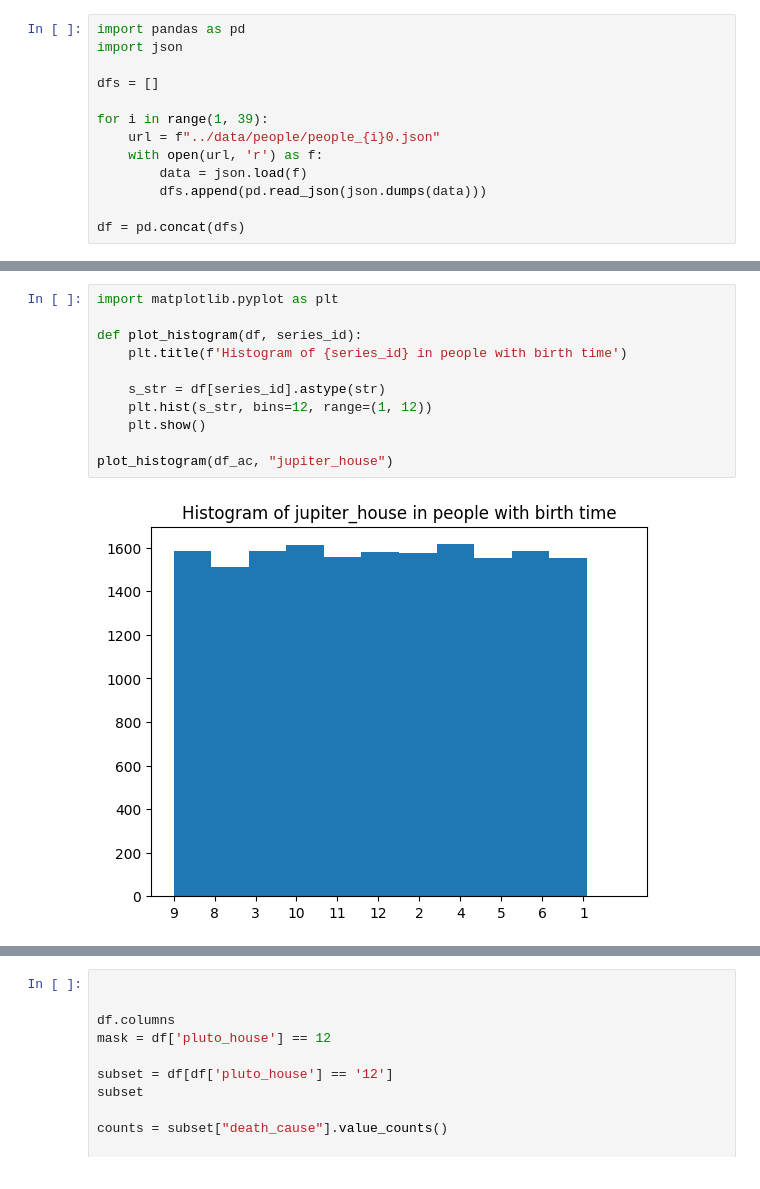
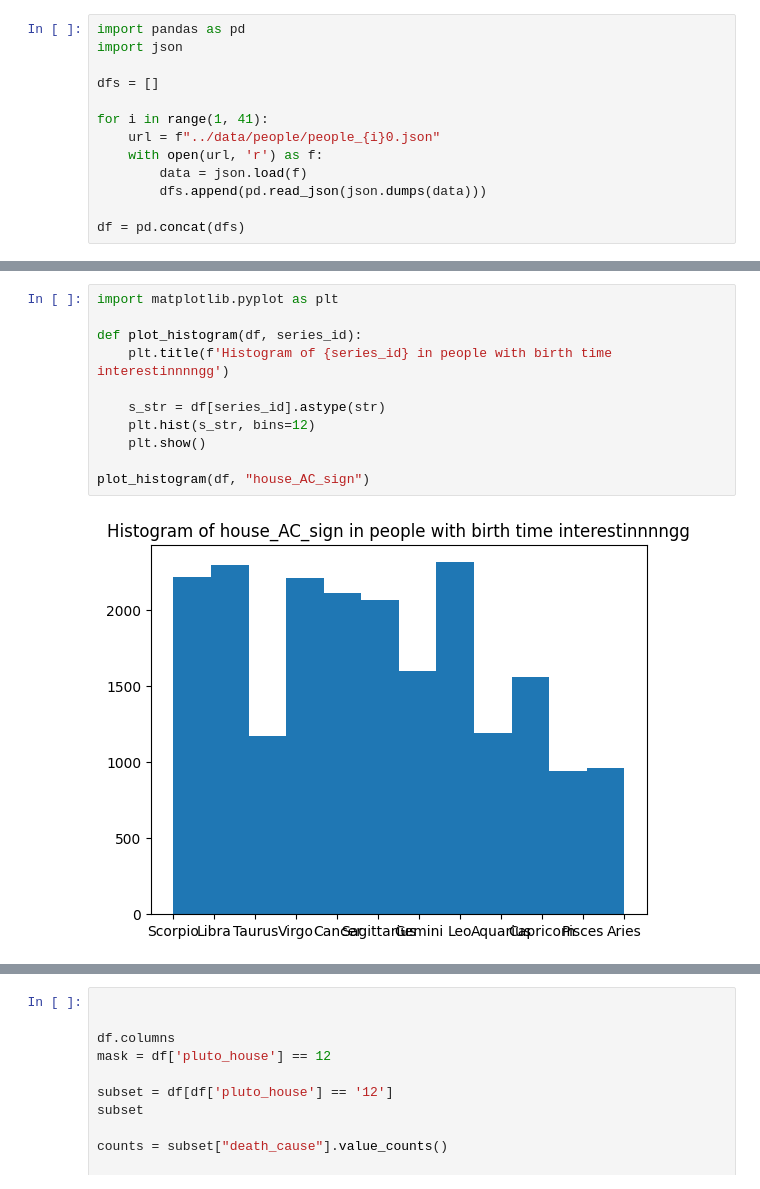
Before and after one commit to ryonmckay/astro_ml, a Jupyter notebook: notebooks/preprocess.ipynb, the cells around one changed output, grey strips where cells are left out. Drawn from its saved outputs; the diff is of its cells as text.

```diff
--- a/notebooks/preprocess.ipynb
+++ b/notebooks/preprocess.ipynb
@@ -4,7 +4,7 @@ import json
 
 dfs = []
 
-for i in range(1, 39):
+for i in range(1, 41):
     url = f"../data/people/people_{i}0.json"
     with open(url, 'r') as f:
         data = json.load(f)
@@ -45,13 +43,13 @@ df.shape
 # %%
 import matplotlib.pyplot as plt
 
 def plot_histogram(df, series_id):
-    plt.title(f'Histogram of {series_id} in people with birth time')
+    plt.title(f'Histogram of {series_id} in people with birth time interestinnnngg')
 
     s_str = df[series_id].astype(str)
-    plt.hist(s_str, bins=12, range=(1, 12))
+    plt.hist(s_str, bins=12)
     plt.show()
 
-plot_histogram(df_ac, "jupiter_house")
+plot_histogram(df, "house_AC_sign")
 # %% [output]
-[figure, old version]
+[figure, new version]
```
Also changed, not shown: parts of 15 cells of this notebook, 8 other files.
